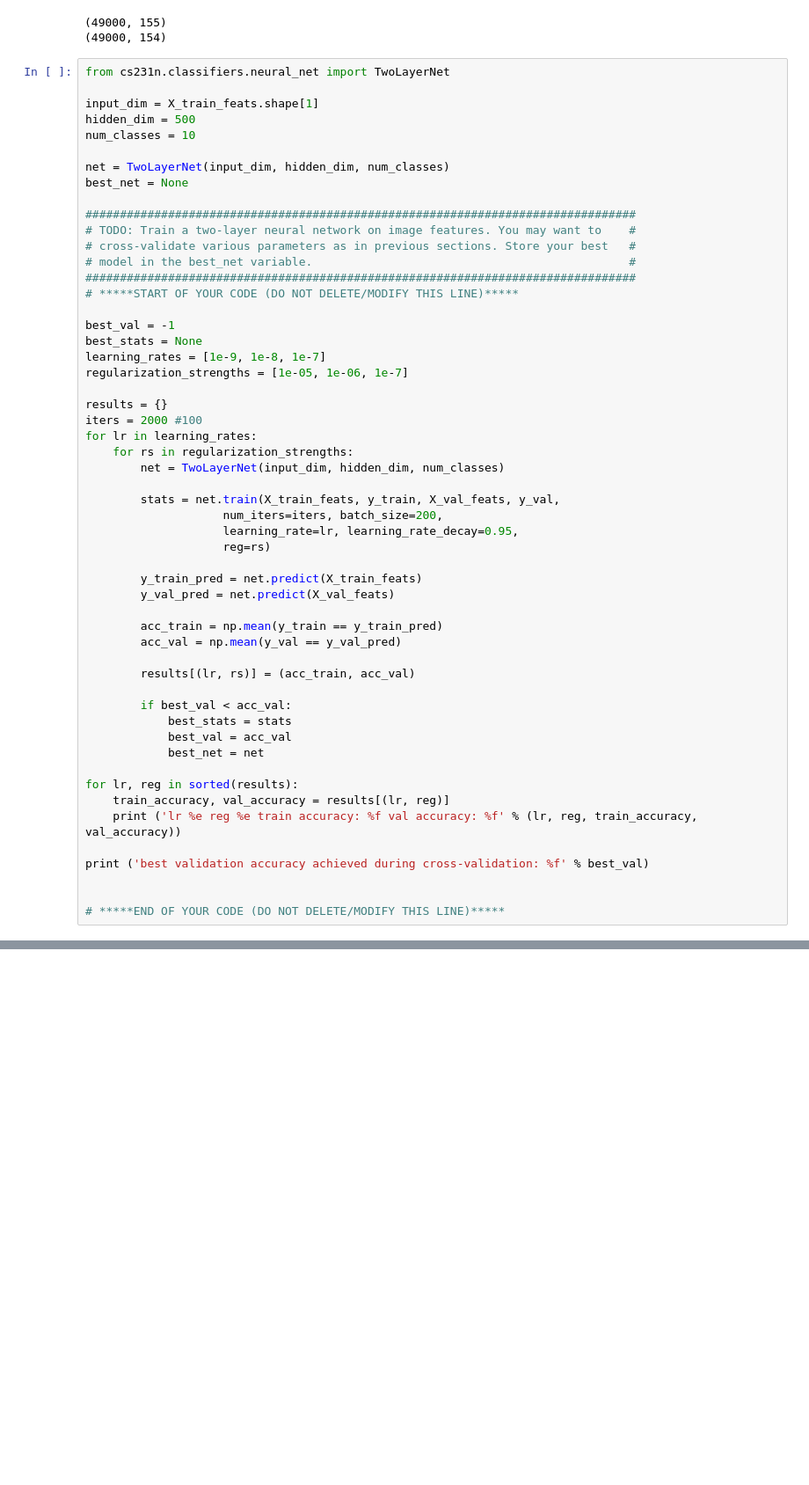
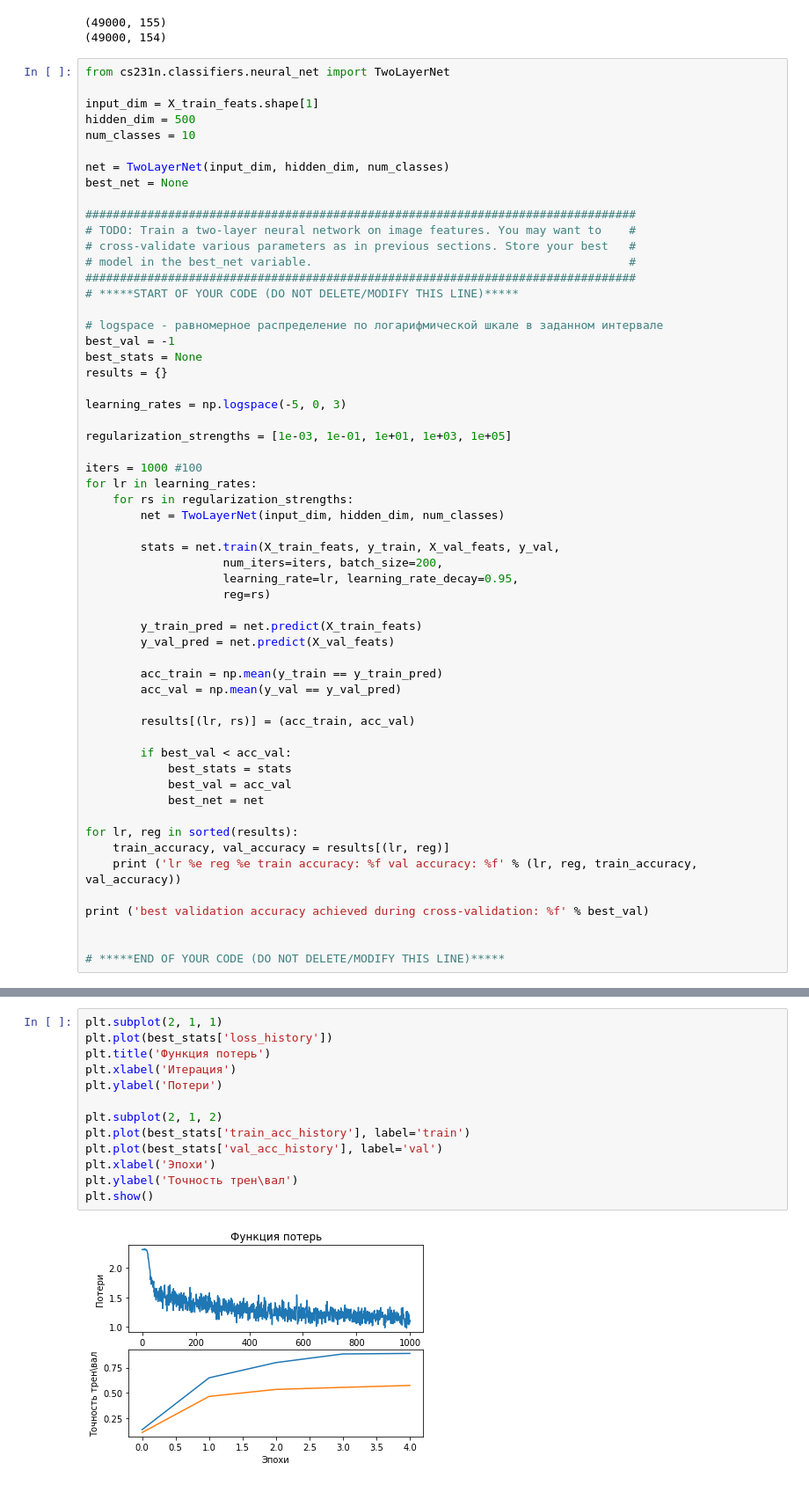
Before and after one commit to KarpovSTM/Stanford_cs231n, a Jupyter notebook: assignment1/features.ipynb, the cells around one changed output, grey strips where cells are left out. Shown: that part at 88% size. Cells and saved outputs as stored; diff of their text form; blank space fills up the shorter version.

Commit message:
Сделал словарь параметров для скорости обучения и регуляризации. Нашел лучшие параметры. Добавил график потерь, точности кроссвалидации

```diff
--- a/assignment1/features.ipynb
+++ b/assignment1/features.ipynb
@@ -230,13 +230,16 @@ best_net = None
 ################################################################################
 # *****START OF YOUR CODE (DO NOT DELETE/MODIFY THIS LINE)*****
 
+# logspace - равномерное распределение по логарифмической шкале в заданном интервале
 best_val = -1
 best_stats = None
-learning_rates = [1e-9, 1e-8, 1e-7]
-regularization_strengths = [1e-05, 1e-06, 1e-7]
+results = {}
 
-results = {}
-iters = 2000 #100
+learning_rates = np.logspace(-5, 0, 3)
+
+regularization_strengths = [1e-03, 1e-01, 1e+01, 1e+03, 1e+05]
+
+iters = 1000 #100
 for lr in learning_rates:
     for rs in regularization_strengths:
         net = TwoLayerNet(input_dim, hidden_dim, num_classes)
@@ -286,0 +298,15 @@ print(test_acc)
+# %%
+plt.subplot(2, 1, 1)
+plt.plot(best_stats['loss_history'])
+plt.title('Функция потерь')
+plt.xlabel('Итерация')
+plt.ylabel('Потери')
+
+plt.subplot(2, 1, 2)
+plt.plot(best_stats['train_acc_history'], label='train')
+plt.plot(best_stats['val_acc_history'], label='val')
+plt.xlabel('Эпохи')
+plt.ylabel('Точность трен\вал')
+plt.show()
+# %% [output]
+[figure, added]
```
Also changed, not shown: parts of 5 cells of this notebook.
